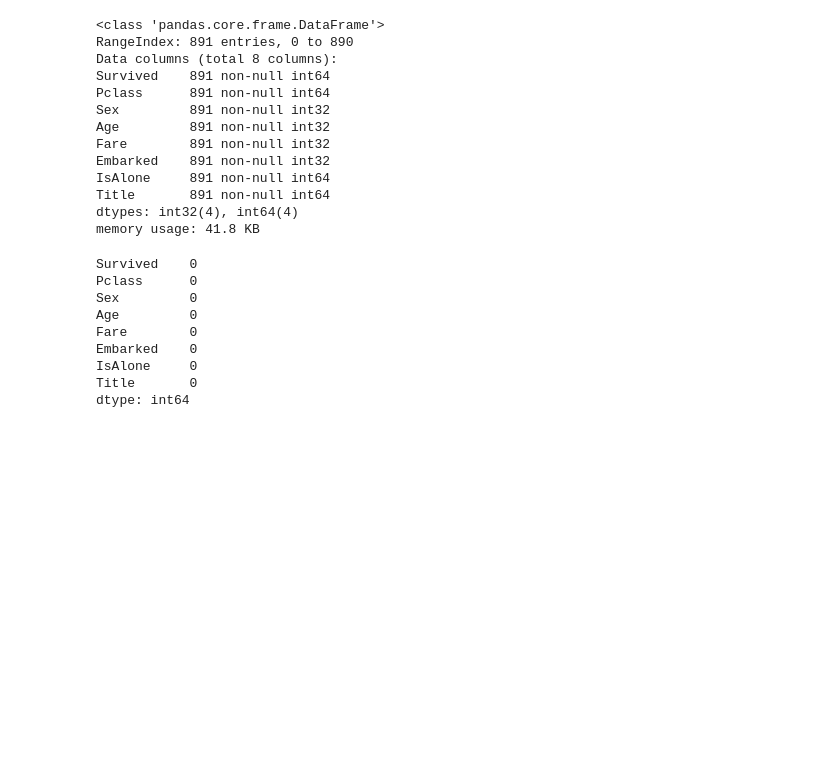
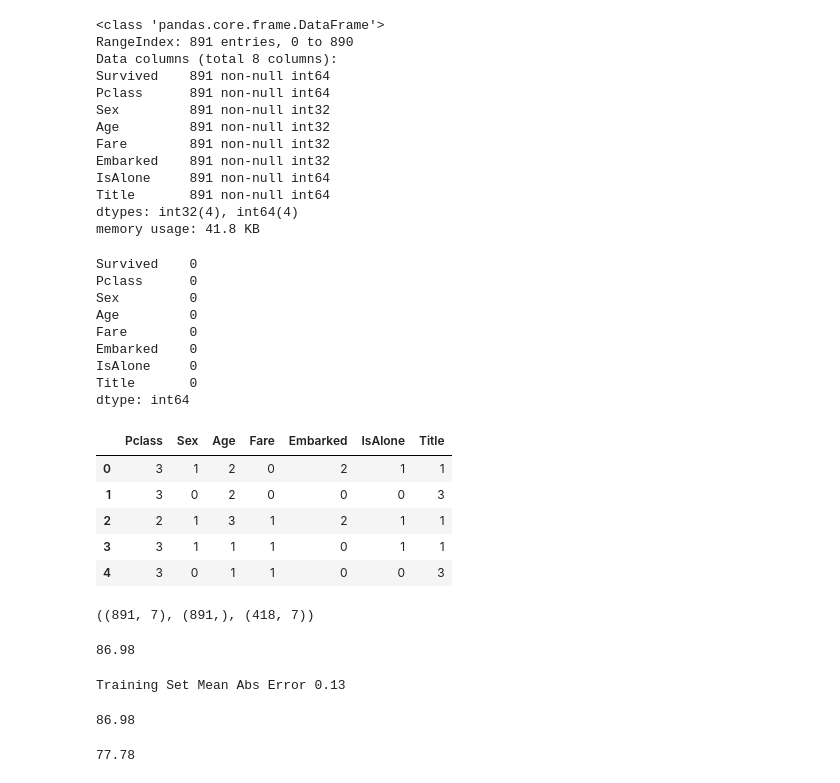
Before and after one commit to vijaypatha/mlcourse, a Jupyter notebook: Titanic Pre-Modeling .ipynb, the cells around one changed output. Cells and saved outputs as stored; diff of their text form; code cells hidden in the pictures; blank space fills up the shorter version.

```diff
--- a/Titanic Pre-Modeling .ipynb
+++ b/Titanic Pre-Modeling .ipynb
@@ -533,0 +544,53 @@ dtype: int64
+# %%
+test.head()
+# %% [output]
+|  | Pclass | Sex | Age | Fare | Embarked | IsAlone | Title |
+| 0 | 3 | 1 | 2 | 0 | 2 | 1 | 1 |
+| 1 | 3 | 0 | 2 | 0 | 0 | 0 | 3 |
+| 2 | 2 | 1 | 3 | 1 | 2 | 1 | 1 |
+| 3 | 3 | 1 | 1 | 1 | 0 | 1 | 1 |
+| 4 | 3 | 0 | 1 | 1 | 0 | 0 | 3 |
+# %%
+X_train = train.drop("Survived", axis=1)
+Y_train = train["Survived"]
+X_test  = test.copy()
+X_train.shape, Y_train.shape, X_test.shape
+# %% [output]
+((891, 7), (891,), (418, 7))
+# %%
+# Decision Tree
+
+decision_tree = DecisionTreeClassifier()
+decision_tree.fit(X_train, Y_train)
+Y_pred = decision_tree.predict(X_test)
+acc_decision_tree = round(decision_tree.score(X_train, Y_train) * 100, 2)
+acc_decision_tree
+# %% [output]
+86.98
+# %%
+from sklearn.metrics import mean_absolute_error
+mae_train = mean_absolute_error(Y_train,decision_tree.predict(X_train) )
+print("Training Set Mean Abs Error %.2f" % mae_train)
+# %% [output]
+Training Set Mean Abs Error 0.13
+# %%
+# Random Forest
+
+random_forest = RandomForestClassifier(n_estimators=100)
+random_forest.fit(X_train, Y_train)
+Y_pred = random_forest.predict(X_test)
+random_forest.score(X_train, Y_train)
+acc_random_forest = round(random_forest.score(X_train, Y_train) * 100, 2)
+acc_random_forest
+# %% [output]
+86.98
+# %%
+# Gaussian Naive Bayes
+
+gaussian = GaussianNB()
+gaussian.fit(X_train, Y_train)
+Y_pred = gaussian.predict(X_test)
+acc_gaussian = round(gaussian.score(X_train, Y_train) * 100, 2)
+acc_gaussian
+# %% [output]
+77.78
```
Also changed, not shown: parts of 8 cells of this notebook.
